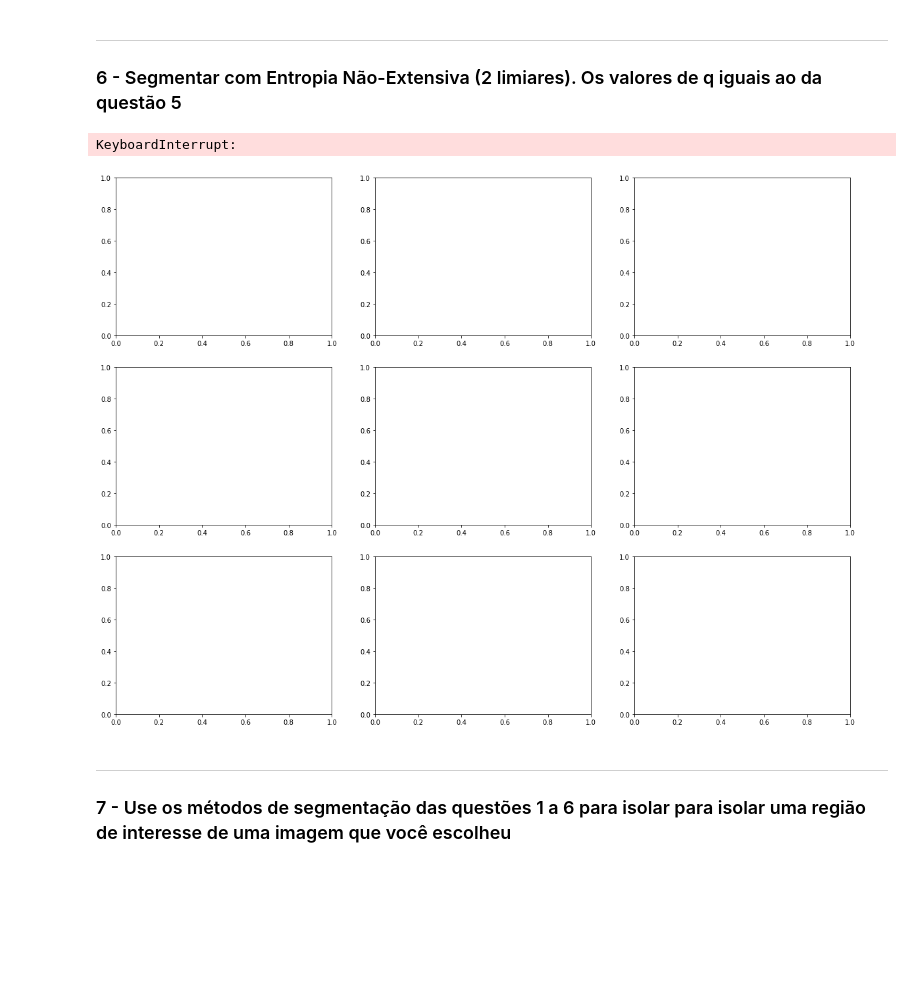
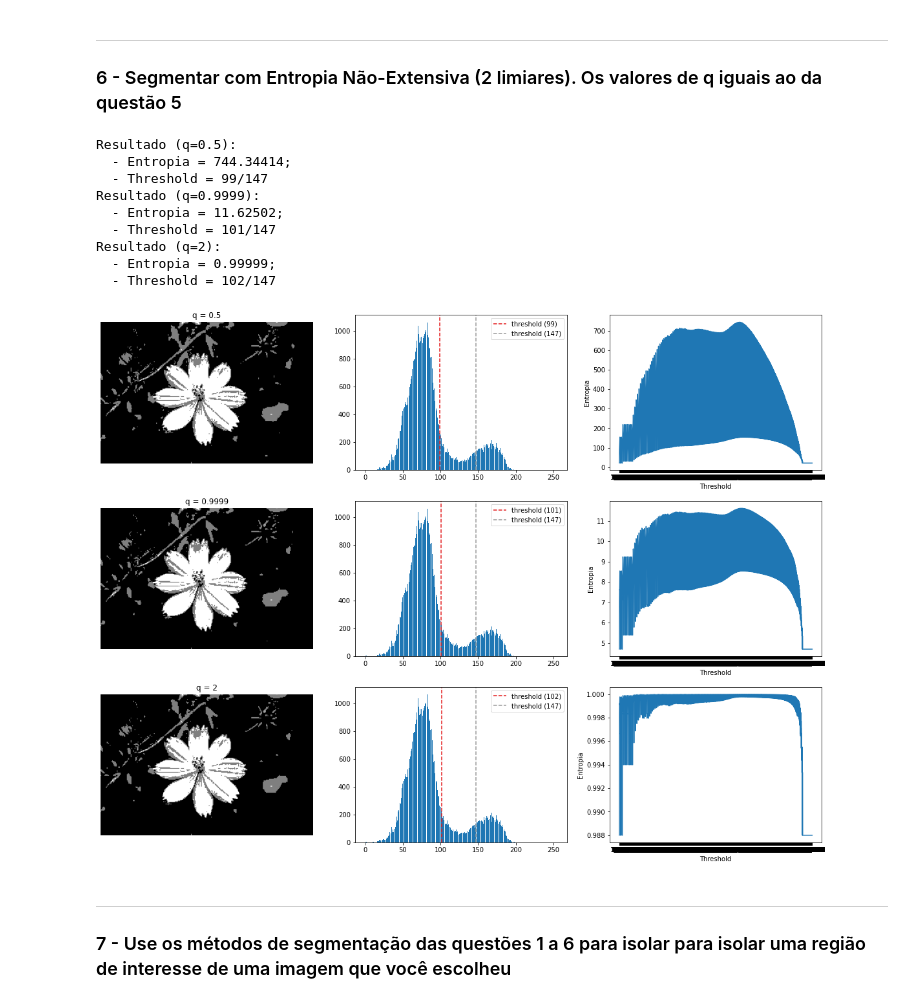
Before and after one commit to phdomingues/FEI-PhD_Masters-Subjects, a Jupyter notebook: ComputerVision/Atv02.ipynb, the cells around one changed output. Cells and saved outputs as stored; diff of their text form; code cells hidden in the pictures; blank space fills up the shorter version.

```diff
--- a/ComputerVision/Atv02.ipynb
+++ b/ComputerVision/Atv02.ipynb
@@ -247,44 +247,52 @@ def img_tsallis_entropy(img_histogram, q, verbose=False):
                 entropy_B = entropy_B if not np.isnan(entropy_B) else 0
             else:
                 entropy_B = 0
             if sum(hist_C) > 0:
                 pdf_C = (hist_C/sum(hist_C))
                 dist_C = Distribution({f'{i:08b}': pdf_C[i] for i in range(len(pdf_C))})
                 #Smax_C = tsallis_entropy(dist_C, 0)
                 entropy_C = tsallis_entropy(dist_C, q)
                 entropy_C = entropy_C if not np.isnan(entropy_C) else 0
             else:
                 entropy_C = 0
             idx = f'{i}/{j}'
             entropies[idx] = entropy_A + entropy_B + (1-q)*entropy_A*entropy_B
             entropies[idx] = entropies[idx] + entropy_C + (1-q)*entropies[idx]*entropy_C
-            if verbose:
-                # Imprime uma tabela de valores
-                print(f"q = {q:<3} | i = {i:<3} | j = {j:<3} | S(A) = {entropy_A:<8.5f} | S(B) = {entropy_B:.5f} | S(C) = {entropy_C:.5f} | Sq = {entropies[i]:.5f}")
+            # if verbose:
+            #     # Imprime uma tabela de valores
+            #     print(f"q = {q:<3} | i = {i:<3} | j = {j:<3} | S(A) = {entropy_A:<8.5f} | S(B) = {entropy_B:.5f} | S(C) = {entropy_C:.5f} | Sq = {entropies[idx]:.5f}")
     # Filtra valores nan (resultados de divisao por zero)
     # entropies = {key: value for key, value in entropies.items() if not np.isnan(value)}
     # Encontra o melhor threshold (menor entropia total)
     best_thresholds = max(entropies, key=entropies.get)
     if verbose:
         print(f"Resultado (q={q}): \n  - Entropia = {entropies[best_thresholds]:.5f};\n  - Threshold = {best_thresholds}")
     return (best_thresholds, entropies)
 
 fig, axs = plt.subplots(
     3, # Rows
     3, # Cols
     figsize=(20,15))
 for q, ax in zip((0.5, 0.9999, 2), axs):
-    best_thresholds, entropies = img_tsallis_entropy(img_histogram, q, False)
+    best_thresholds, entropies = img_tsallis_entropy(img_histogram, q, True)
     best_threshold_value = list(map(int, best_thresholds.split('/')))
     ax[0].set_title(f"q = {q}")
-    show_image(apply_threshold(img, [best_threshold_value]), ax=ax[0])
-    plot_histogram(img_histogram, thresholds=[best_threshold_value[0]], ax=ax[1])
-    # ax[2].plot(entropies.keys(), entropies.values())
-    # ax[2].set_xlabel("Threshold")
-    # ax[2].set_ylabel("Entropia")
+    show_image(apply_threshold(img, best_threshold_value), ax=ax[0])
+    plot_histogram(img_histogram, thresholds=best_threshold_value, ax=ax[1])
+    ax[2].plot(entropies.keys(), entropies.values())
+    ax[2].set_xlabel("Threshold")
+    ax[2].set_ylabel("Entropia")
 # %% [output]
-KeyboardInterrupt:
+Resultado (q=0.5):
+  - Entropia = 744.34414;
+  - Threshold = 99/147
+Resultado (q=0.9999):
+  - Entropia = 11.62502;
+  - Threshold = 101/147
+Resultado (q=2):
+  - Entropia = 0.99999;
+  - Threshold = 102/147
-[figure, old version]
+[figure, new version]
 # %% [markdown]
 ---
 
```
Also changed, not shown: parts of 5 cells of this notebook, 1 other file.
